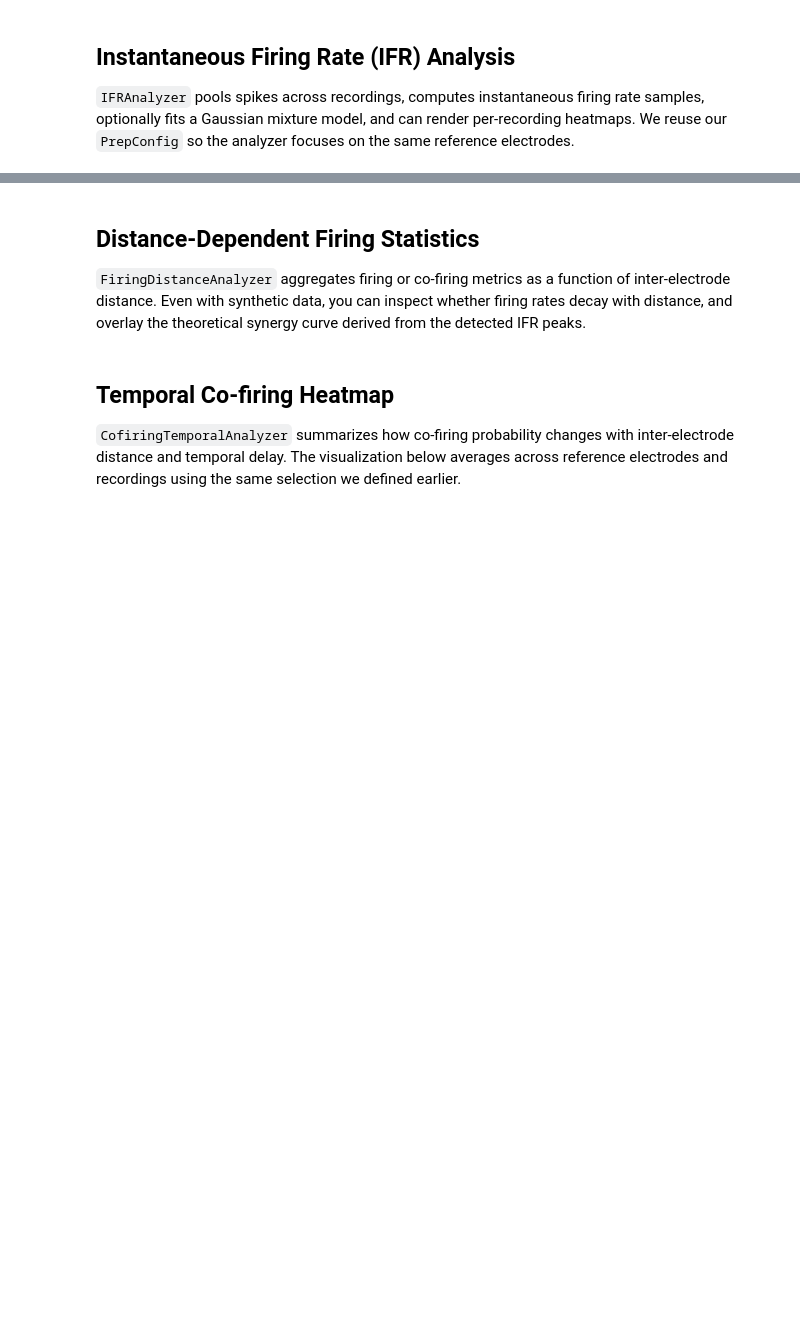
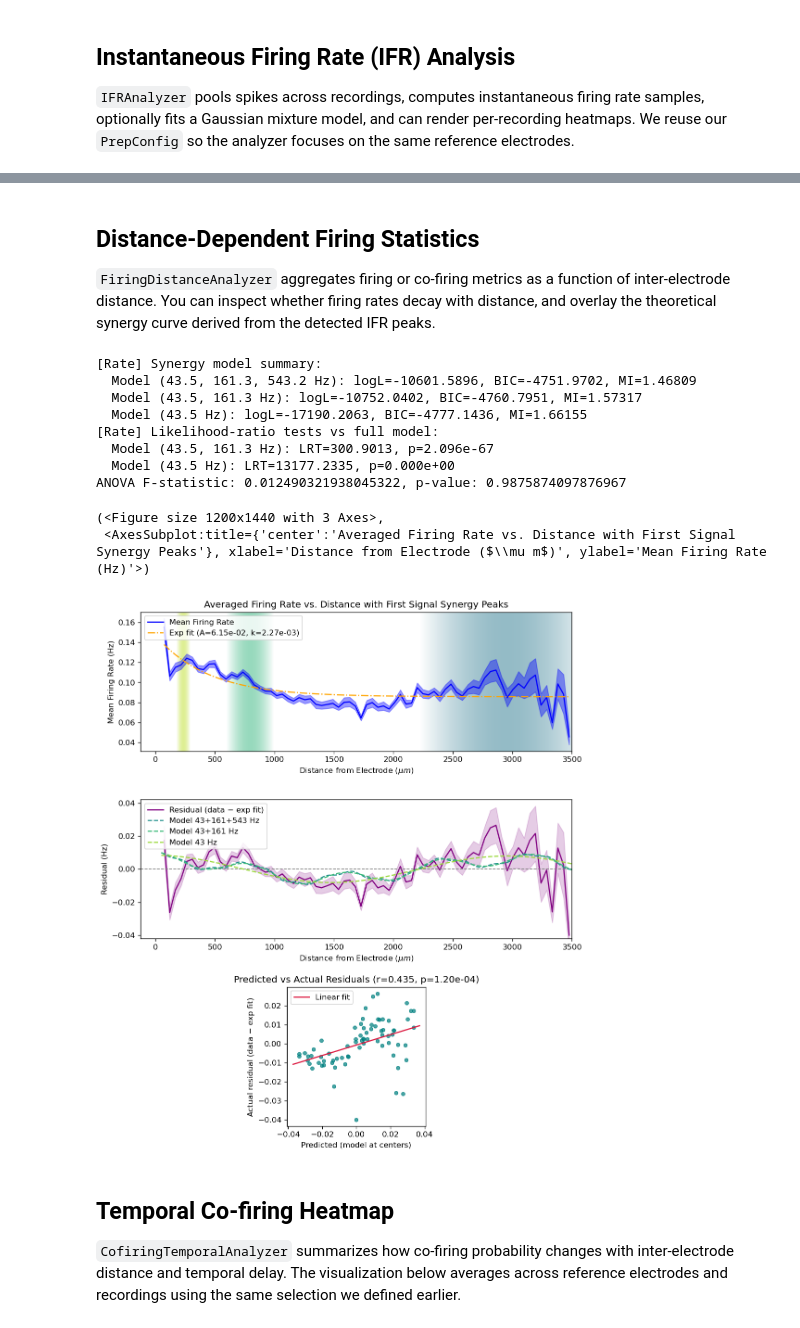
Before and after one commit to dlrebbin98/ephax, a Jupyter notebook: ephax_quickstart.ipynb, the cells around one changed output, grey strips where cells are left out. Saved outputs shown, nothing was run; the diff lists cells and outputs as text; code cells hidden in the pictures; blank space fills up the shorter version.

```diff
--- a/ephax_quickstart.ipynb
+++ b/ephax_quickstart.ipynb
@@ -140,13 +139,59 @@ for fig, axes in ts_figs:
+# %%
+shuffle_layout_coordinates = True  # Also randomize physical coordinates across electrodes
+permute_for_null = True
+num_permutations = 2
+perm_seed = 12345
+perm_datasets: list[RestingActivityDataset] = []
+if permute_for_null:
+    for perm_idx in range(num_permutations):
+        permuted_recs = []
+        for rec_idx, rec in enumerate(ds.recordings):
+            if perm_seed is None:
+                seed = None
+            else:
+                seed = perm_seed + perm_idx * 1000 + rec_idx
+            permuted_recs.append(
+                rec.randomize_electrode_mapping(
+                    seed=seed,
+                    inplace=False,
+                    shuffle_layout_coordinates=shuffle_layout_coordinates,
+                )
+            )
+        perm_datasets.append(RestingActivityDataset(recordings=permuted_recs, sf=ds.sf))
 # %% [markdown]
 ## Distance-Dependent Firing Statistics
 
-`FiringDistanceAnalyzer` aggregates firing or co-firing metrics as a function of inter-electrode distance. Even with synthetic data, you can inspect whether firing rates decay with distance, and overlay the theoretical synergy curve derived from the detected IFR peaks.
+`FiringDistanceAnalyzer` aggregates firing or co-firing metrics as a function of inter-electrode distance. You can inspect whether firing rates decay with distance, and overlay the theoretical synergy curve derived from the detected IFR peaks.
 # %%
 
-fd_analyzer = FiringDistanceAnalyzer(ds, selection_prep_config=prep_cfg)
+fd_perm_dataset = perm_datasets[0] if perm_datasets else None
+fd_analyzer = FiringDistanceAnalyzer(
+    ds,
+    dataset_perm=fd_perm_dataset,
+    selection_prep_config=prep_cfg,
+    v_eph=0.1,
+    v_ax=0.45,
+)
+plusminus_ms = 2.0 # co-firing window half-width
+
+# Co-firing vs distance with synergy overlay
 rate_vs_distance = fd_analyzer.avg_rate_vs_distance()
-fig, _ = fd_analyzer.plot_rate_with_synergy(rate_vs_distance, show_exponential_fit=False)
-fig
+fd_analyzer.plot_rate_with_synergy(rate_vs_distance, show_exponential_fit=True)
+# Co-firing vs distance with synergy overlay
+cof_res = fd_analyzer.cofiring_avg_vs_distance(plusminus_ms=plusminus_ms, log=False)
+fd_analyzer.plot_cofiring_with_synergy(cof_res)
+# %% [output]
+[Rate] Synergy model summary:
+  Model (43.5, 161.3, 543.2 Hz): logL=-10601.5896, BIC=-4751.9702, MI=1.46809
+  Model (43.5, 161.3 Hz): logL=-10752.0402, BIC=-4760.7951, MI=1.57317
+  Model (43.5 Hz): logL=-17190.2063, BIC=-4777.1436, MI=1.66155
+[Rate] Likelihood-ratio tests vs full model:
+  Model (43.5, 161.3 Hz): LRT=300.9013, p=2.096e-67
+  Model (43.5 Hz): LRT=13177.2335, p=0.000e+00
+ANOVA F-statistic: 0.012490321938045322, p-value: 0.9875874097876967
+(<Figure size 1200x1440 with 3 Axes>,
+ <AxesSubplot:title={'center':'Averaged Firing Rate vs. Distance with First Signal Synergy Peaks'}, xlabel='Distance from Electrode ($\\mu m$)', ylabel='Mean Firing Rate (Hz)'>)
+[figure, added]
 # %% [markdown]
 ## Temporal Co-firing Heatmap
 
```
Also changed, not shown: parts of 22 cells of this notebook, 2 other files.
